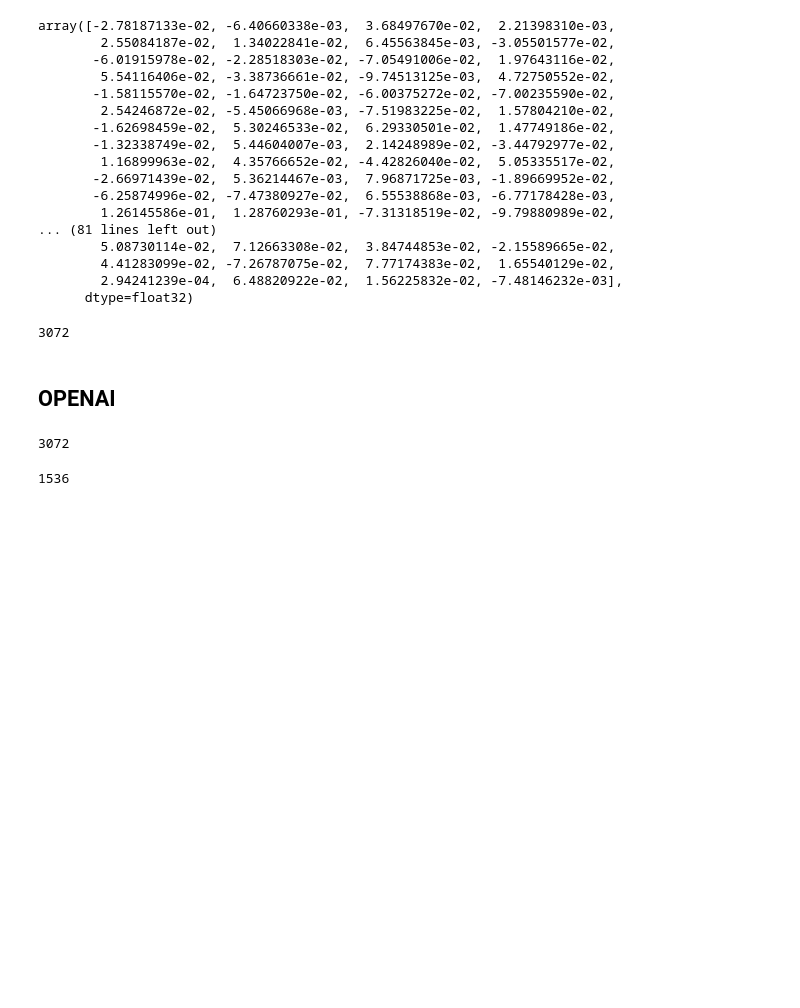
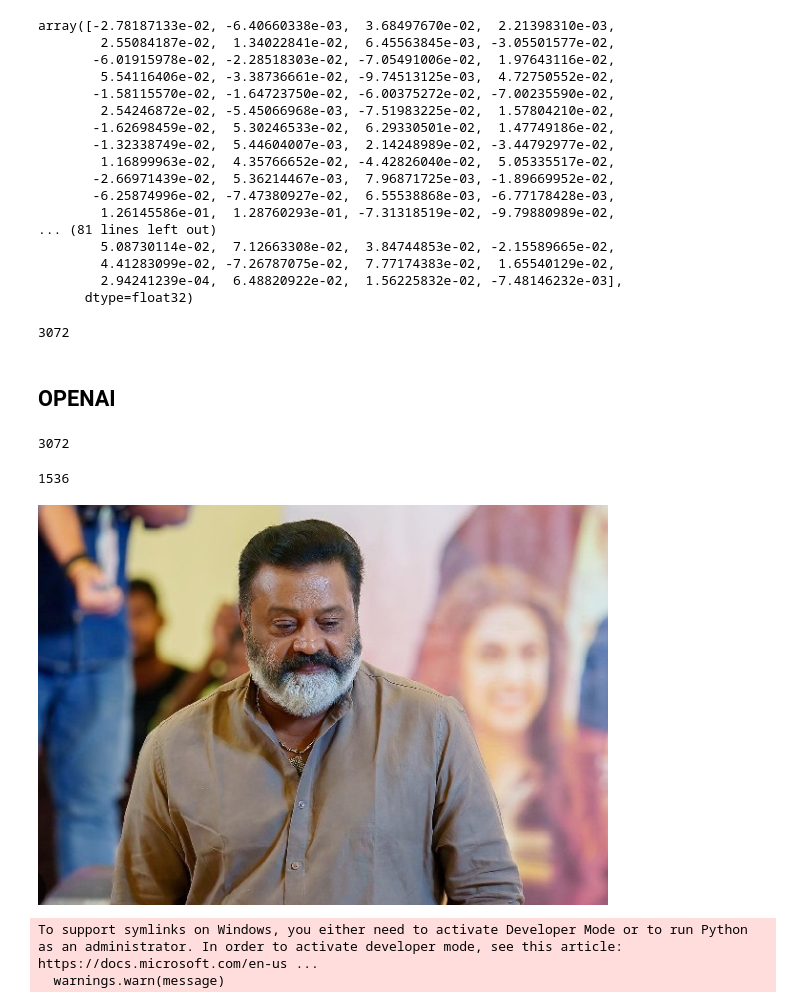
Before and after one commit to Jnagasuresh/Gen-AI, a Jupyter notebook: transformer-embedding/sota-llm-embedding.ipynb, the cells around one changed output. Drawn from its saved outputs; the diff is of its cells as text; code cells hidden in the pictures; blank space fills up the shorter version.

```diff
--- a/transformer-embedding/sota-llm-embedding.ipynb
+++ b/transformer-embedding/sota-llm-embedding.ipynb
@@ -138,0 +143,11 @@ len(embedding)
+# %%
+image=Image.open(r"C:\src\pyprojects\Full-Stack-GenAI-Bootcamp-1.0\transformer-embedding\images\suresh_gopi.png")
+# %%
+image
+# %% [output]
+[figure, added]
+# %%
+processor = CLIPProcessor.from_pretrained("openai/clip-vit-base-patch32")
+# %% [output]
+To support symlinks on Windows, you either need to activate Developer Mode or to run Python as an administrator. In order to activate developer mode, see this article: https://docs.microsoft.com/en-us ...
+  warnings.warn(message)
```
Also changed, not shown: parts of 8 cells of this notebook, 2 other files.
